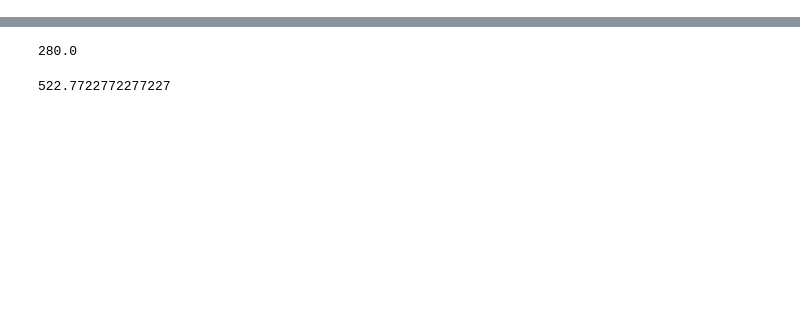
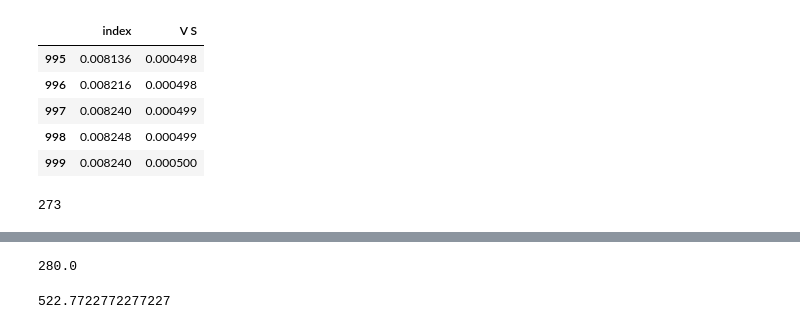
Before and after one commit to AlexProher/BarGv2, a Jupyter notebook: open_WFT.ipynb, the cells around one changed output, grey strips where cells are left out. Cells and saved outputs as stored; diff of their text form; code cells hidden in the pictures; blank space fills up the shorter version.

```diff
--- a/open_WFT.ipynb
+++ b/open_WFT.ipynb
@@ -21,3 +21,16 @@ data=bs.data(FILENAME)
 sr = float(HDR.split('\n')[9][HDR.split('\n')[9].find(':')+2:-1])
 time = np.arange(len(data))/sr
 trans = [item[0]-data[0][0] for item in data]
+# %%
+incid = pd.read_csv('C:/Users/dflws/Desktop/test/Ahad_RT/1_rt/Exp #1/FLT/incid.FLT', header=1, sep='\t').reset_index()
+trans = pd.read_csv('C:/Users/dflws/Desktop/test/Ahad_RT/1_rt/Exp #1/FLT/trans.FLT', header=1, sep='\t').reset_index()
+data = incid
+# %%
+data.tail()
+# %% [output]
+|  | index | V S |
+| 995 | 0.008136 | 0.000498 |
+| 996 | 0.008216 | 0.000498 |
+| 997 | 0.008240 | 0.000499 |
+| 998 | 0.008248 | 0.000499 |
+| 999 | 0.008240 | 0.000500 |
@@ -23,0 +45,4 @@ trans = [item[0]-data[0][0] for item in data]
+# %%
+366-93
+# %% [output]
+273
```
Also changed, not shown: parts of 21 cells of this notebook, 40 other files.
